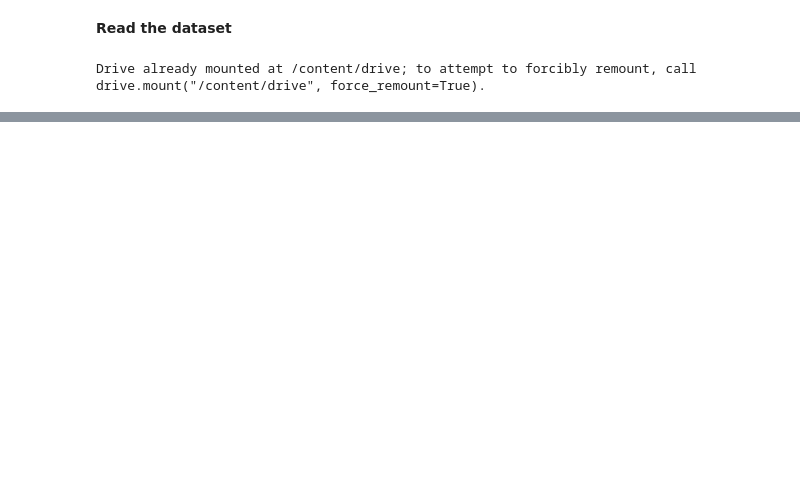
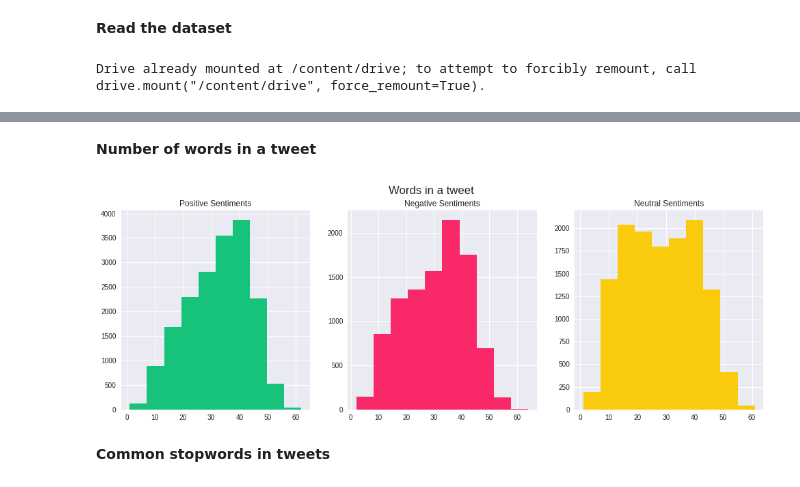
Before and after one commit to sneraikar/Coronavirus-tweet-sentiment-analysis, a Jupyter notebook: Coronavirus_Tweet_Sentiment_Analysis_Capstone_Project.ipynb, the cells around one changed output, grey strips where cells are left out. Drawn from its saved outputs; the diff is of its cells as text; code cells hidden in the pictures; blank space fills up the shorter version.

```diff
--- a/Coronavirus_Tweet_Sentiment_Analysis_Capstone_Project.ipynb
+++ b/Coronavirus_Tweet_Sentiment_Analysis_Capstone_Project.ipynb
@@ -76,0 +264,26 @@ df=pd.read_csv("/content/drive/MyDrive/Supervised classification/Coronavirus Twe
+# %% [markdown]
+**Number of words in a tweet**
+# %%
+fig,(ax1,ax2,ax3)=plt.subplots(1,3,figsize=(15,5))
+plt.style.use('seaborn')
+# Histogram for Positive Sentiments
+tweet=df[df['Sentiment']=="Positive"]['OriginalTweet'].str.split().map(lambda x: len(x))
+ax1.hist(tweet,color='#17C37B')
+ax1.set_title('Positive Sentiments')
+
+# Histogram for Negative Sentiments
+tweet=df[df['Sentiment']=="Negative"]['OriginalTweet'].str.split().map(lambda x: len(x))
+ax2.hist(tweet,color='#F92969')
+ax2.set_title('Negative Sentiments')
+
+# Histogram for Neutral Sentiments
+tweet=df[df['Sentiment']=="Neutral"]['OriginalTweet'].str.split().map(lambda x: len(x))
+ax3.hist(tweet,color='#FACA0C')
+ax3.set_title('Neutral Sentiments')
+
+fig.suptitle('Words in a tweet')
+plt.show()
+# %% [output]
+[figure, added]
+# %% [markdown]
+**Common stopwords in tweets**
```
Also changed, not shown: parts of 26 cells of this notebook.
